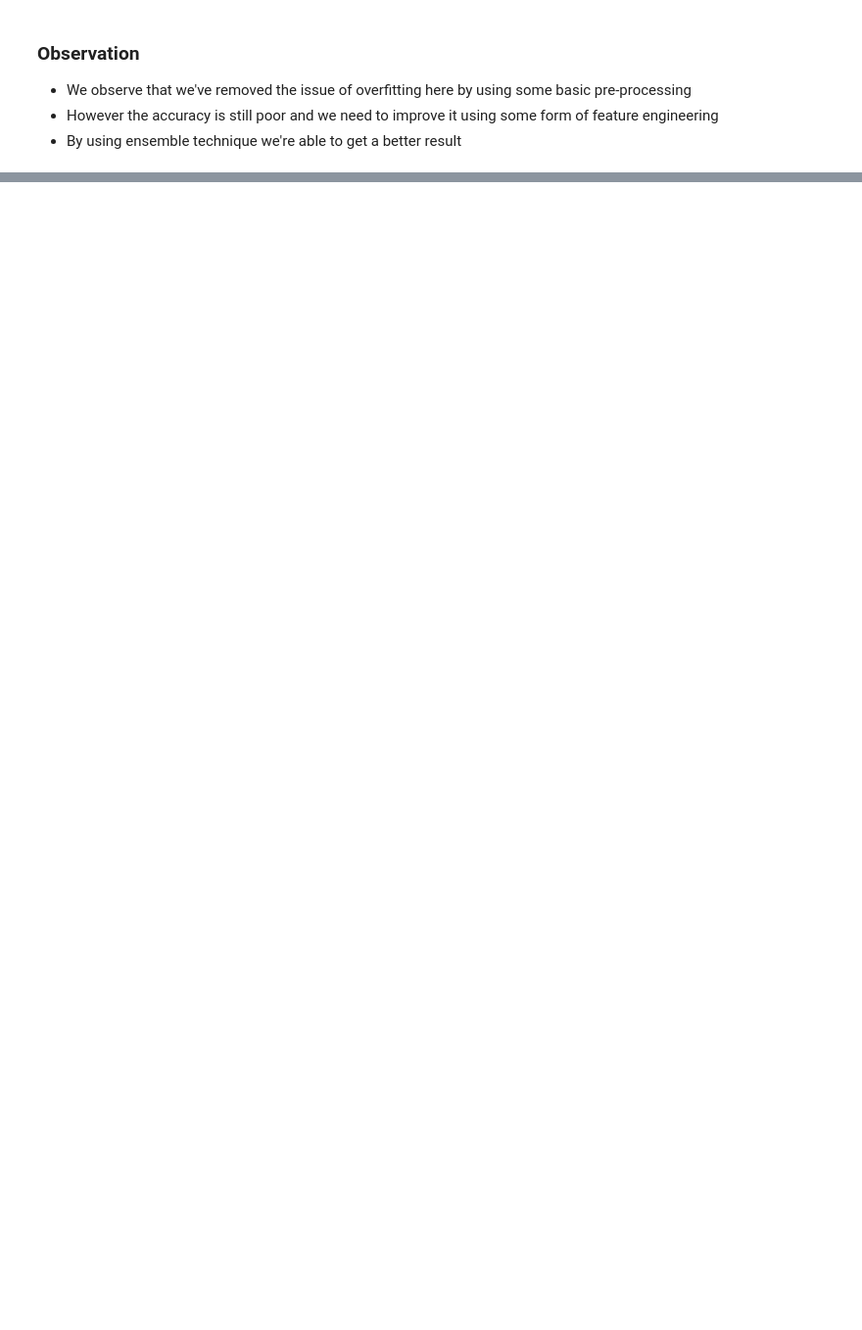
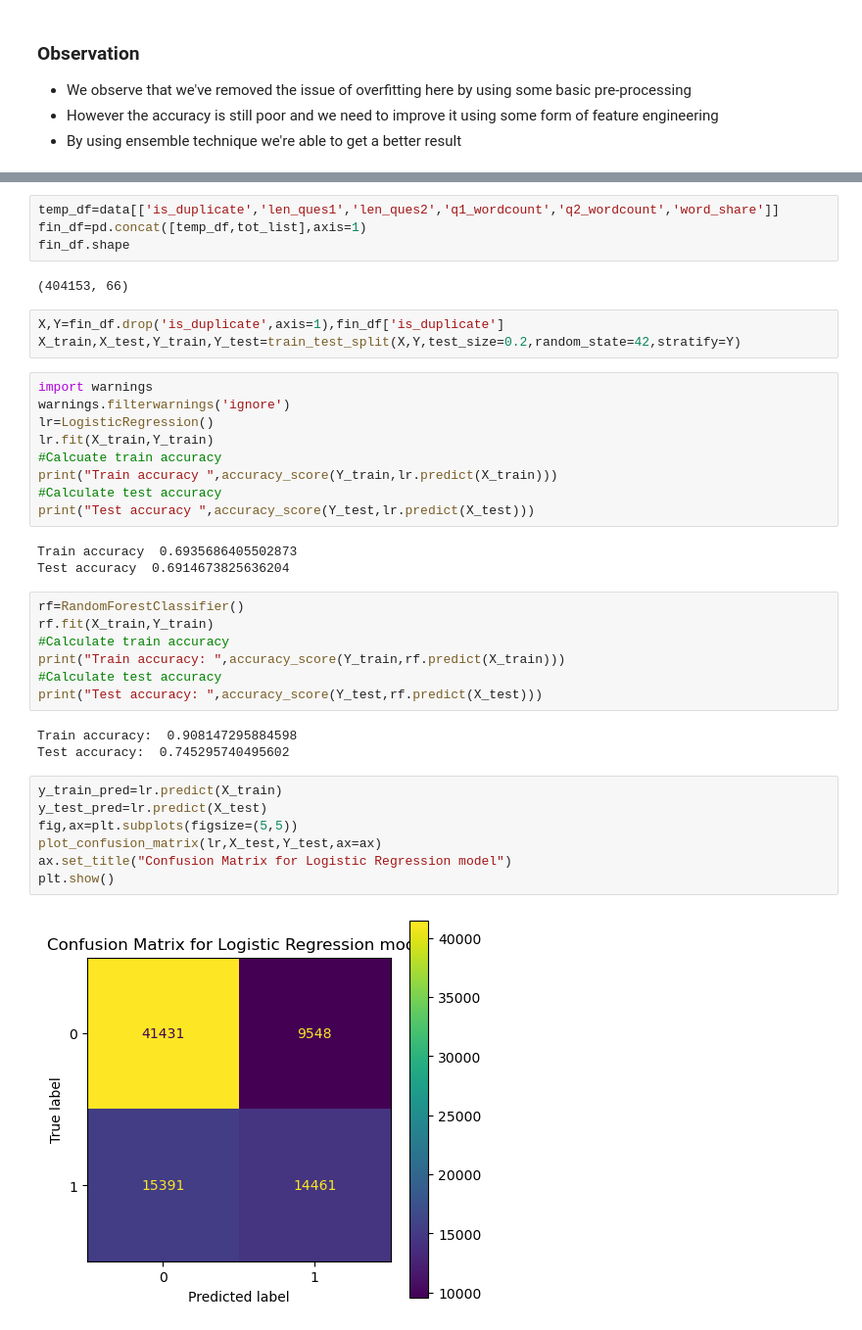
Before and after one commit to IMMRM/Question_Pair_Similarity, a Jupyter notebook: Notebooks/SecondLvlEDA.ipynb, the cells around one changed output, grey strips where cells are left out. Shown at 98% size. Drawn from its saved outputs; the diff is of its cells as text; blank space fills up the shorter version.

```diff
--- a/Notebooks/SecondLvlEDA.ipynb
+++ b/Notebooks/SecondLvlEDA.ipynb
@@ -74,0 +152,40 @@ Test Score= 0.6782793730128293
+# %%
+temp_df=data[['is_duplicate','len_ques1','len_ques2','q1_wordcount','q2_wordcount','word_share']]
+fin_df=pd.concat([temp_df,tot_list],axis=1)
+fin_df.shape
+# %% [output]
+(404153, 66)
+# %%
+X,Y=fin_df.drop('is_duplicate',axis=1),fin_df['is_duplicate']
+X_train,X_test,Y_train,Y_test=train_test_split(X,Y,test_size=0.2,random_state=42,stratify=Y)
+# %%
+import warnings
+warnings.filterwarnings('ignore')
+lr=LogisticRegression()
+lr.fit(X_train,Y_train)
+#Calcuate train accuracy
+print("Train accuracy ",accuracy_score(Y_train,lr.predict(X_train)))
+#Calculate test accuracy
+print("Test accuracy ",accuracy_score(Y_test,lr.predict(X_test)))
+# %% [output]
+Train accuracy  0.6935686405502873
+Test accuracy  0.6914673825636204
+# %%
+rf=RandomForestClassifier()
+rf.fit(X_train,Y_train)
+#Calculate train accuracy
+print("Train accuracy: ",accuracy_score(Y_train,rf.predict(X_train)))
+#Calculate test accuracy
+print("Test accuracy: ",accuracy_score(Y_test,rf.predict(X_test)))
+# %% [output]
+Train accuracy:  0.908147295884598
+Test accuracy:  0.745295740495602
+# %%
+y_train_pred=lr.predict(X_train)
+y_test_pred=lr.predict(X_test)
+fig,ax=plt.subplots(figsize=(5,5))
+plot_confusion_matrix(lr,X_test,Y_test,ax=ax)
+ax.set_title("Confusion Matrix for Logistic Regression model")
+plt.show()
+# %% [output]
+[figure, added]
```
Also changed, not shown: parts of 16 cells of this notebook.
